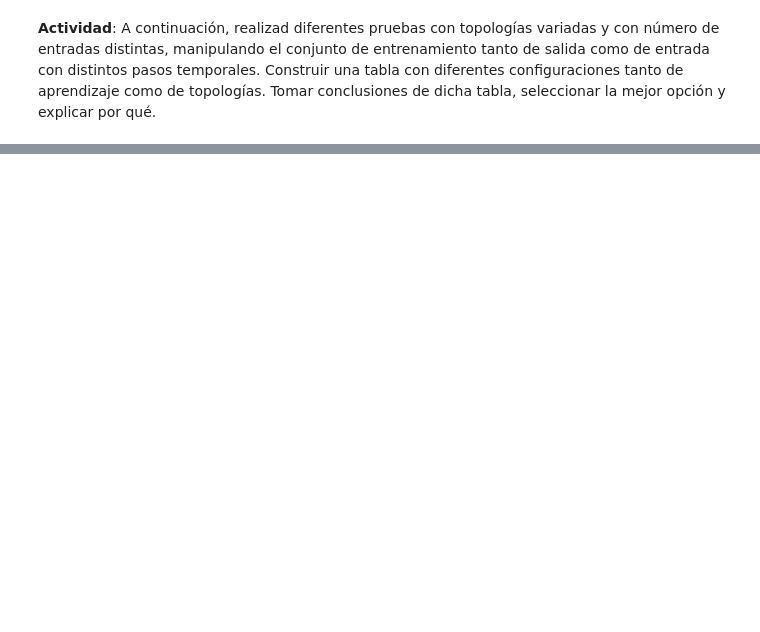
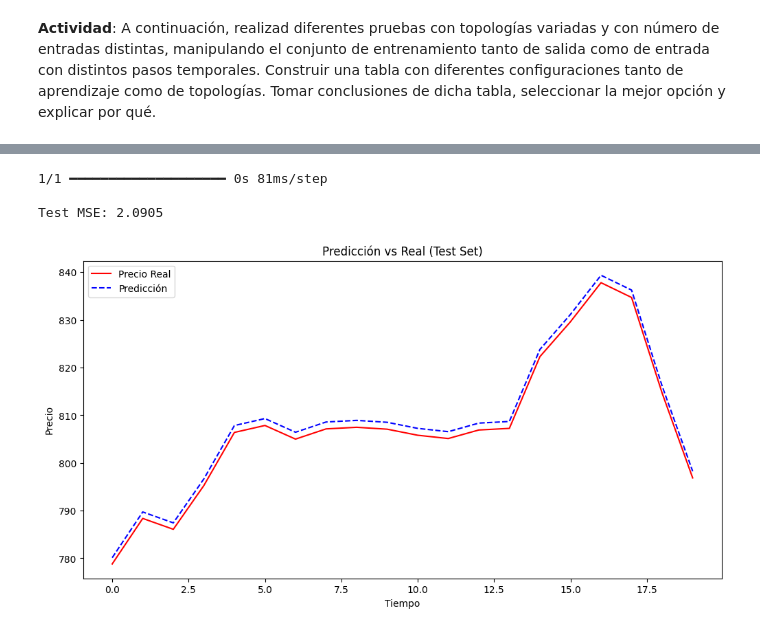
Before and after one commit to Migue8gl/DataScienceMaster, a Jupyter notebook: tecnicas_soft_computing_para_aprendizaje_optimizacion/rrnn_p4/LSTM_ALUMNOS-2.ipynb, the cells around one changed output, grey strips where cells are left out. Saved outputs shown, nothing was run; the diff lists cells and outputs as text; code cells hidden in the pictures; blank space fills up the shorter version.

```diff
--- a/tecnicas_soft_computing_para_aprendizaje_optimizacion/rrnn_p4/LSTM_ALUMNOS-2.ipynb
+++ b/tecnicas_soft_computing_para_aprendizaje_optimizacion/rrnn_p4/LSTM_ALUMNOS-2.ipynb
@@ -394,0 +538,45 @@ plot_subplots(real, preds, titles, colors)
+# %%
+import matplotlib.pyplot as plt
+
+X_train_mod, y_train_mod = prepare_data(training_set, best_params["timesteps"])
+
+test_data = sc.transform(real_stock_price)
+X_test_mod, y_test_mod = prepare_data(test_data, best_params["timesteps"])
+inputs = real_stock_price
+inputs = sc.transform(inputs)
+inputs = np.reshape(inputs, (20, 1, 1))
+
+final_model = build_model(
+    best_params["timesteps"],
+    best_params["units"],
+    best_params["dropout_rate"],
+    best_params["optimizer"],
+)
+
+final_model.fit(
+    X_train_mod,
+    y_train_mod,
+    batch_size=best_params["batch_size"],
+    epochs=best_params["epochs"],
+    verbose=0,
+)
+
+predicted_prices = final_model.predict(inputs)
+predicted_prices = sc.inverse_transform(predicted_prices)
+
+test_mse = np.mean((real_stock_price - predicted_prices) ** 2)
+print(f"\nTest MSE: {test_mse:.4f}")
+
+plt.figure(figsize=(12, 6))
+plt.plot(real_stock_price, color="red", label="Precio Real")
+plt.plot(predicted_prices, color="blue", label="Predicción", linestyle="--")
+plt.title("Predicción vs Real (Test Set)")
+plt.xlabel("Tiempo")
+plt.ylabel("Precio")
+plt.legend()
+plt.show()
+# %% [output]
+1/1 ━━━━━━━━━━━━━━━━━━━━ 0s 81ms/step
+
+Test MSE: 2.0905
+[figure, added]
```
Also changed, not shown: parts of 8 cells of this notebook, 1 other file.
